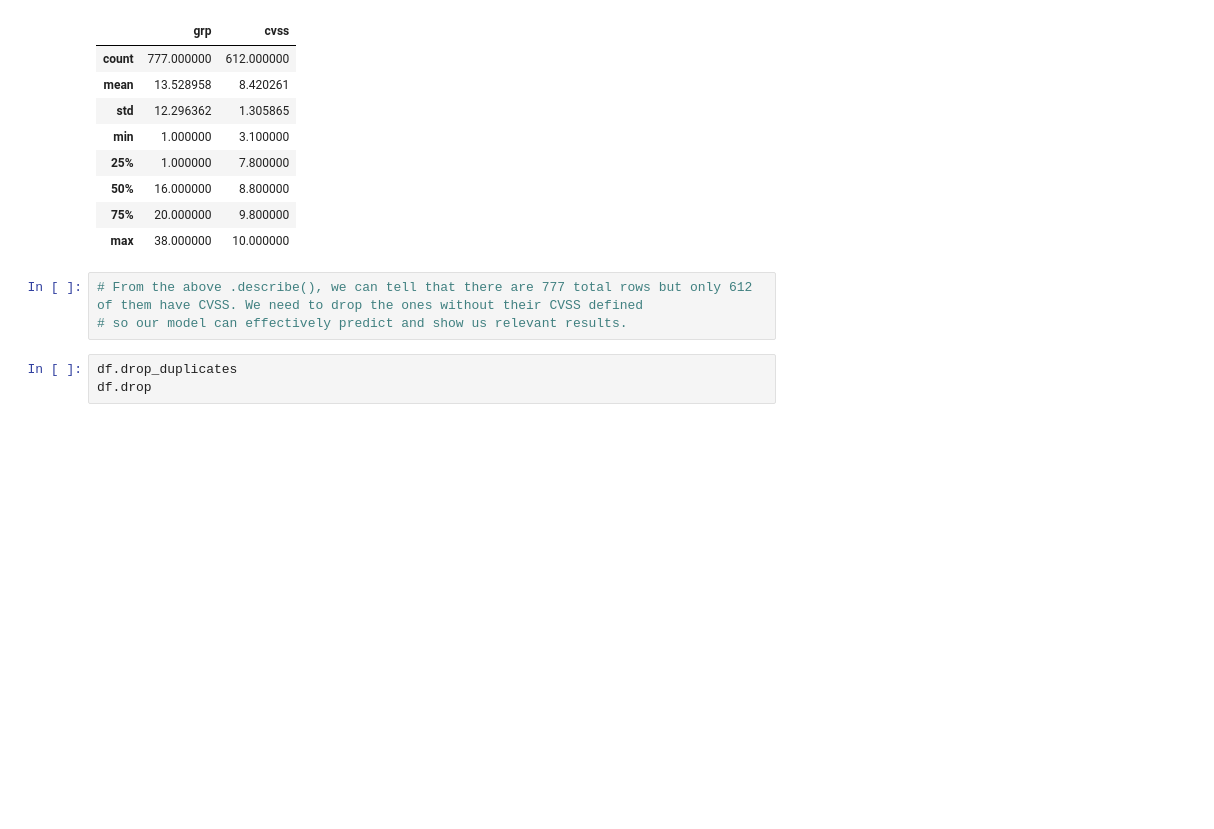
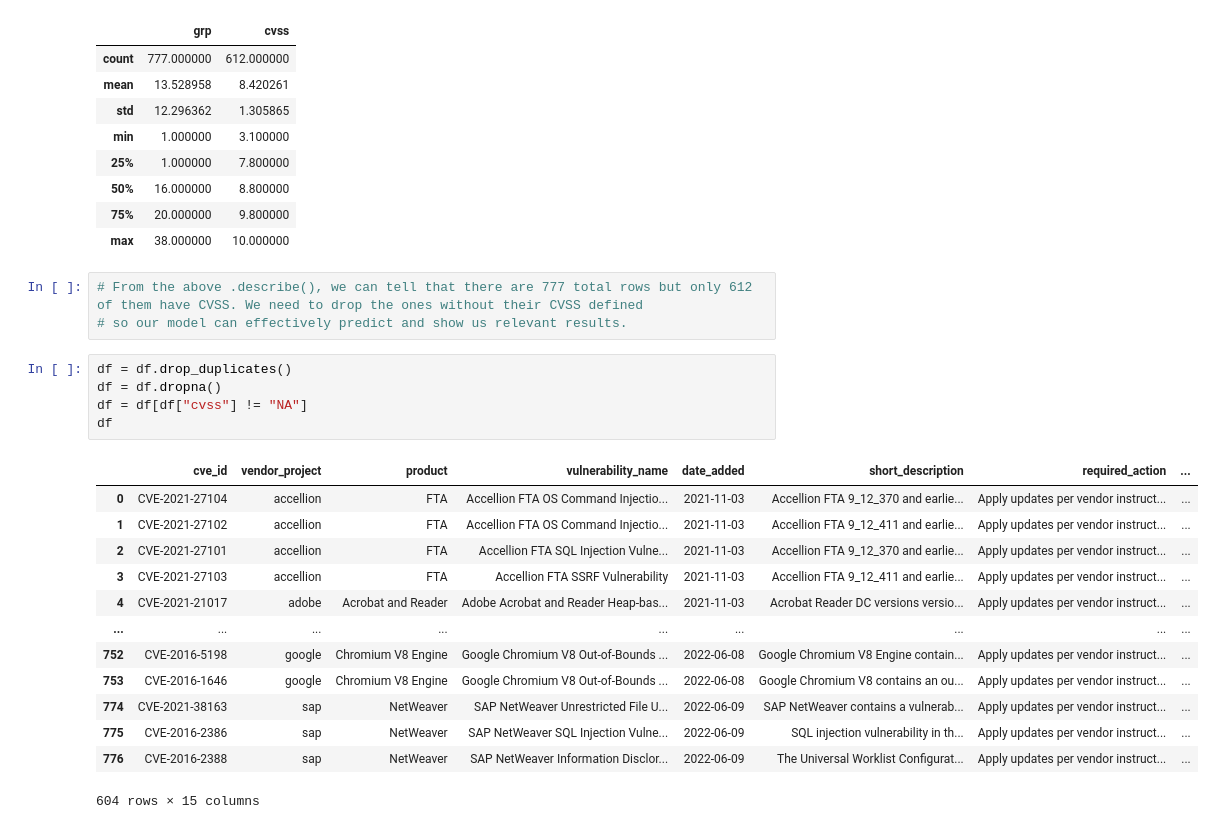
Before and after one commit to S10241798/AITT, a Jupyter notebook: AITT Assignment.ipynb, the cells around one changed output. Cells and saved outputs as stored; diff of their text form; blank space fills up the shorter version.

```diff
--- a/AITT Assignment.ipynb
+++ b/AITT Assignment.ipynb
@@ -69,6 +67,22 @@ df.describe()
 # %%
 # From the above .describe(), we can tell that there are 777 total rows but only 612 of them have CVSS. We need to drop the ones without their CVSS defined
 # so our model can effectively predict and show us relevant results.
-# %%
-df.drop_duplicates
-df.drop
+# %%
+df = df.drop_duplicates()
+df = df.dropna()
+df = df[df["cvss"] != "NA"]
+df
+# %% [output]
+|  | cve_id | vendor_project | product | vulnerability_name | date_added | short_description | required_action | ... |
+| 0 | CVE-2021-27104 | accellion | FTA | Accellion FTA OS Command Injectio... | 2021-11-03 | Accellion FTA 9_12_370 and earlie... | Apply updates per vendor instruct... | ... |
+| 1 | CVE-2021-27102 | accellion | FTA | Accellion FTA OS Command Injectio... | 2021-11-03 | Accellion FTA 9_12_411 and earlie... | Apply updates per vendor instruct... | ... |
+| 2 | CVE-2021-27101 | accellion | FTA | Accellion FTA SQL Injection Vulne... | 2021-11-03 | Accellion FTA 9_12_370 and earlie... | Apply updates per vendor instruct... | ... |
+| 3 | CVE-2021-27103 | accellion | FTA | Accellion FTA SSRF Vulnerability | 2021-11-03 | Accellion FTA 9_12_411 and earlie... | Apply updates per vendor instruct... | ... |
+| 4 | CVE-2021-21017 | adobe | Acrobat and Reader | Adobe Acrobat and Reader Heap-bas... | 2021-11-03 | Acrobat Reader DC versions versio... | Apply updates per vendor instruct... | ... |
+| ... | ... | ... | ... | ... | ... | ... | ... | ... |
+| 752 | CVE-2016-5198 | google | Chromium V8 Engine | Google Chromium V8 Out-of-Bounds ... | 2022-06-08 | Google Chromium V8 Engine contain... | Apply updates per vendor instruct... | ... |
+| 753 | CVE-2016-1646 | google | Chromium V8 Engine | Google Chromium V8 Out-of-Bounds ... | 2022-06-08 | Google Chromium V8 contains an ou... | Apply updates per vendor instruct... | ... |
+| 774 | CVE-2021-38163 | sap | NetWeaver | SAP NetWeaver Unrestricted File U... | 2022-06-09 | SAP NetWeaver contains a vulnerab... | Apply updates per vendor instruct... | ... |
+| 775 | CVE-2016-2386 | sap | NetWeaver | SAP NetWeaver SQL Injection Vulne... | 2022-06-09 | SQL injection vulnerability in th... | Apply updates per vendor instruct... | ... |
+| 776 | CVE-2016-2388 | sap | NetWeaver | SAP NetWeaver Information Disclor... | 2022-06-09 | The Universal Worklist Configurat... | Apply updates per vendor instruct... | ... |
+604 rows × 15 columns
```
Also changed, not shown: parts of 4 cells of this notebook.
